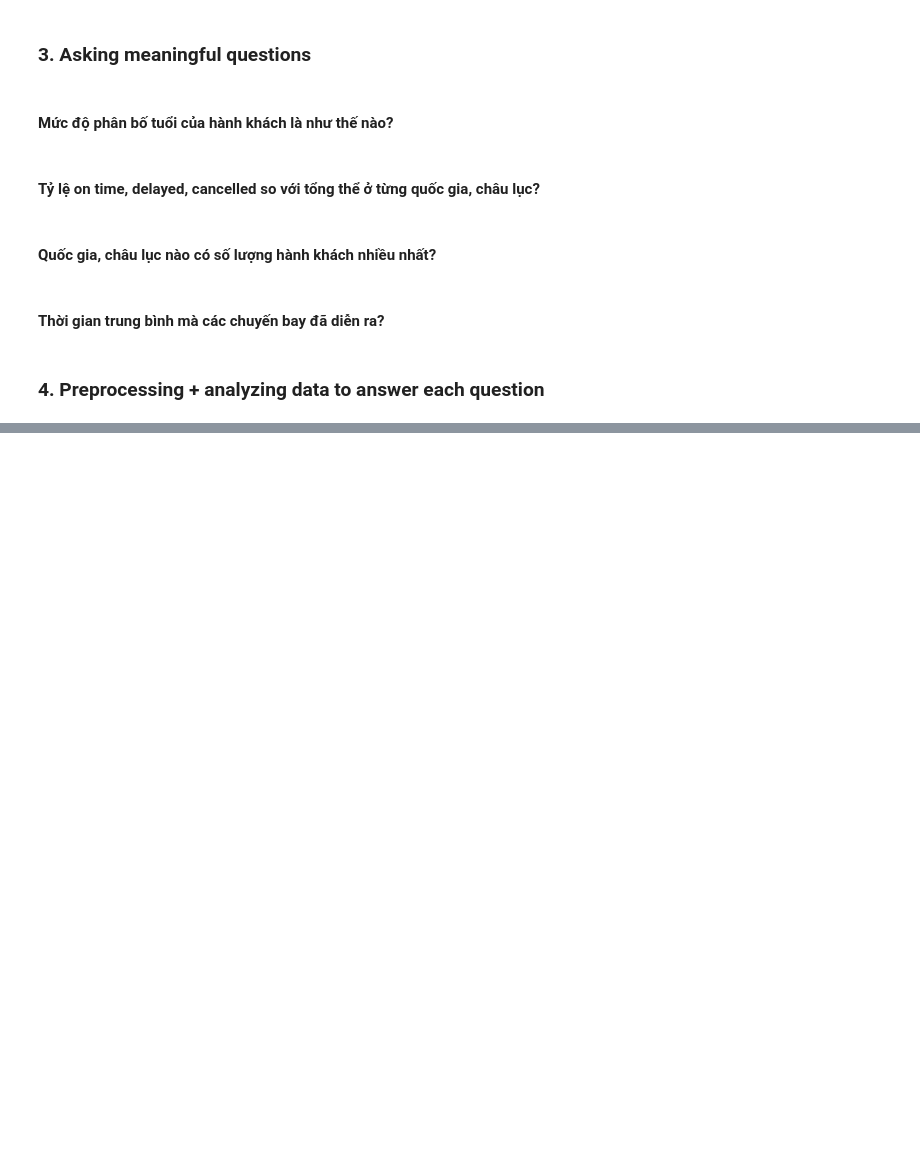
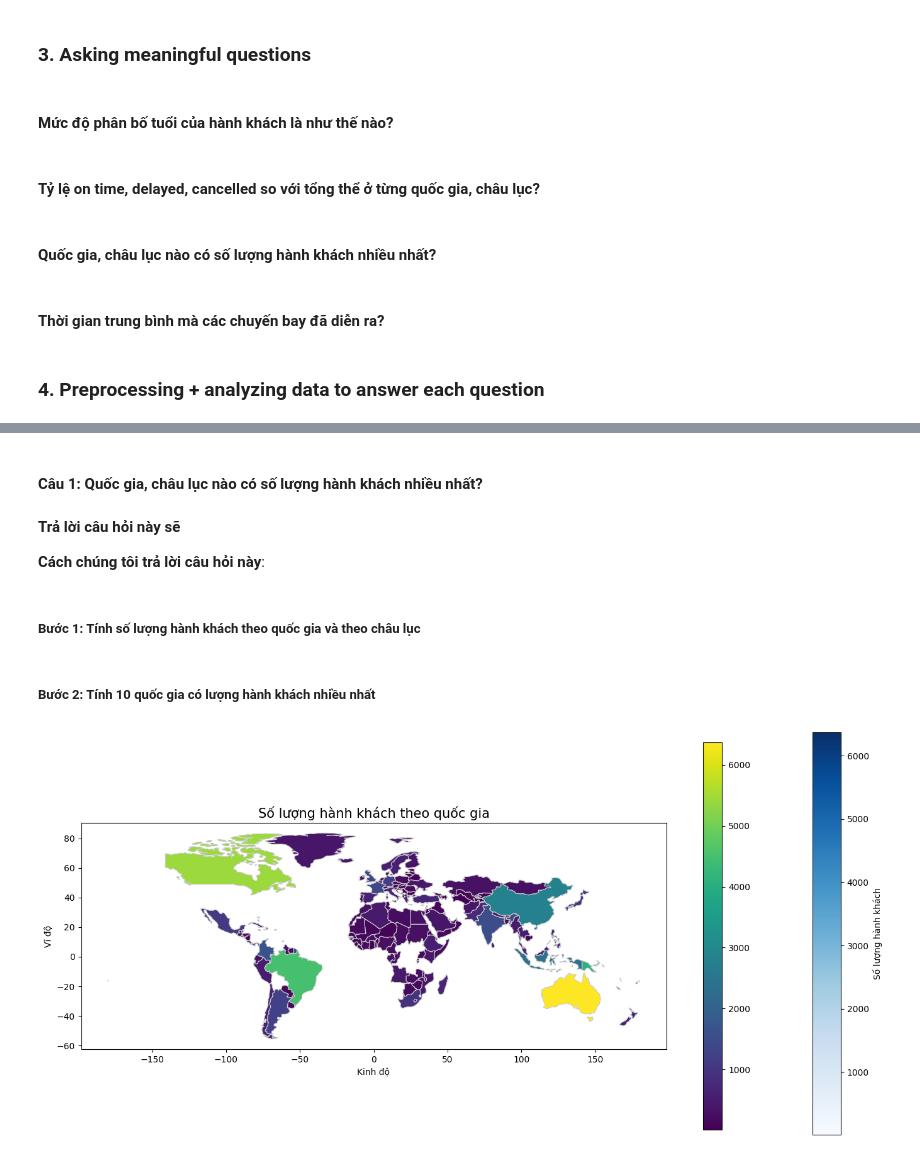
Before and after one commit to BaoDias2505/ProgramingForDataScience, a Jupyter notebook: 21127221_21127583.ipynb, the cells around one changed output, grey strips where cells are left out. Cells and saved outputs as stored; diff of their text form; code cells hidden in the pictures; blank space fills up the shorter version.

```diff
--- a/21127221_21127583.ipynb
+++ b/21127221_21127583.ipynb
@@ -156,0 +138,11 @@ dtype: object
+# %%
+if 'Departure Date' in data.columns:
+    # Extract time features from `publishedAt` column
+    data['day'] = data['Departure Date'].dt.day
+    data['day_of_week'] = data['Departure Date'].dt.dayofweek  # Monday = 0, Sunday = 6
+    data['month'] = data['Departure Date'].dt.month
+
+    # Change datatype of the above columns to categorical
+    data['day']  = data['day'].astype('str')
+    data['day_of_week'] = data['day_of_week'].astype('str')
+    data['month'] = data['month'].astype('str')
@@ -269,0 +345,14 @@ dtype: int64
+# %% [markdown]
+#### Câu 1: Quốc gia, châu lục nào có số lượng hành khách nhiều nhất?
+# %% [markdown]
+**Trả lời câu hỏi này sẽ**
+
+
+**Cách chúng tôi trả lời câu hỏi này**:
+# %% [markdown]
+##### Bước 1: Tính số lượng hành khách theo quốc gia và theo châu lục
+# %%
+total_passengers_by_country = data.groupby("Country Name")["Passenger ID"].count().reset_index()
+total_passengers_by_continent = data.groupby("Continents")["Passenger ID"].count().reset_index()
+# %% [markdown]
+##### Bước 2: Tính 10 quốc gia có lượng hành khách nhiều nhất
@@ -269,0 +361,28 @@ dtype: int64
+# %%
+import geopandas as gpd
+import matplotlib.pyplot as plt
+
+# Tập dữ liệu về địa lý của quốc gia
+world = gpd.read_file(gpd.datasets.get_path('naturalearth_lowres'))
+
+# Merge dữ liệu với tập dữ liệu chứa thông tin về số lượng hành khách
+merged_data = world.merge(total_passengers_by_country, how='left', left_on='name', right_on='Country Name')
+
+# Trực quan hóa
+fig, ax = plt.subplots(1, 1, figsize=(15, 8))
+merged_data.plot(column='Passenger ID', linewidth=0.8, ax=ax, edgecolor='0.8', legend=True)
+
+# Thiết lập tiêu đề và chú thích
+ax.set_title('Số lượng hành khách theo quốc gia', fontdict={'fontsize': '15', 'fontweight' : '3'})
+ax.set_xlabel('Kinh độ')
+ax.set_ylabel('Vĩ độ')
+
+# Hiển thị bảng chú thích
+cax = fig.add_axes([0.9, 0.1, 0.03, 0.8])
+sm = plt.cm.ScalarMappable(cmap='Blues', norm=plt.Normalize(vmin=merged_data['Passenger ID'].min(), vmax=merged_data['Passenger ID'].max()))
+sm._A = []
+fig.colorbar(sm, cax=cax, label='Số lượng hành khách')
+
+plt.show()
+# %% [output]
+[figure, added]
```
Also changed, not shown: parts of 26 cells of this notebook.
